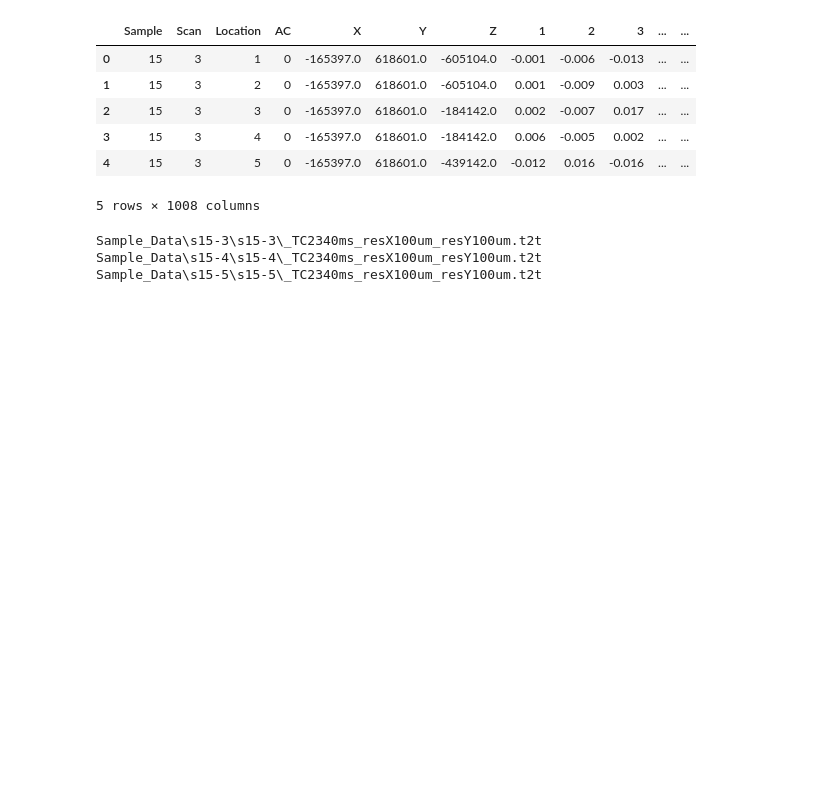
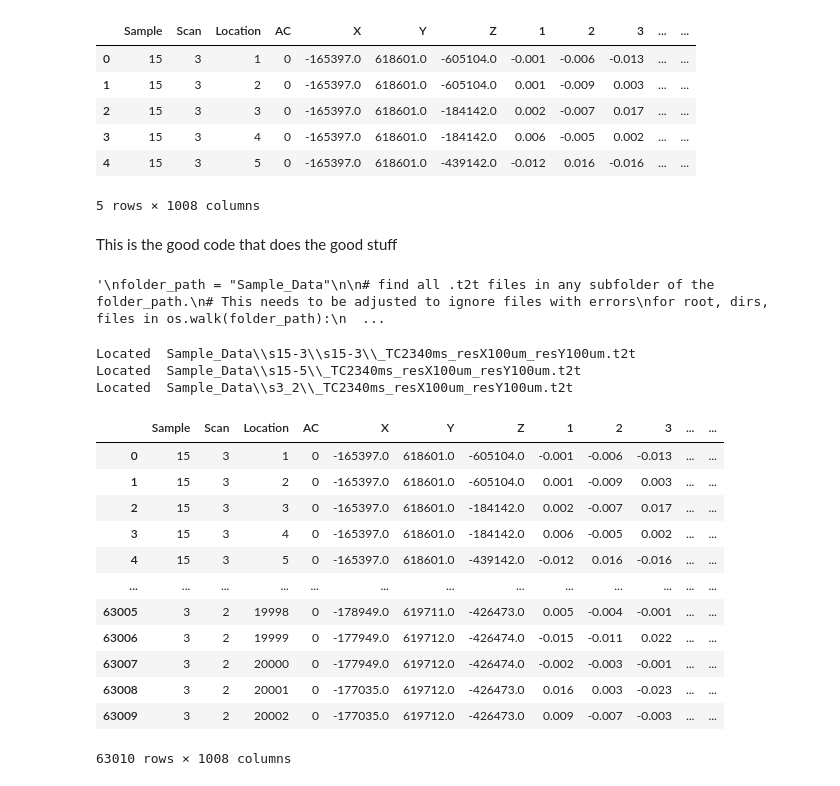
Before and after one commit to jonathan-pearson/THz-Export, a Jupyter notebook: visualize_data.ipynb, the cells around one changed output. Drawn from its saved outputs; the diff is of its cells as text; code cells hidden in the pictures; blank space fills up the shorter version.

Commit message:
completed proof of concept with robustness for various input types, still need a list of authentic or counterfeit for the AC column. We can add support for progress bars later.

```diff
--- a/visualize_data.ipynb
+++ b/visualize_data.ipynb
@@ -107,17 +107,5 @@ if not os.path.exists(output_folder):
 df2.to_csv(os.path.join(output_folder, "output.csv"), index=False)
 """
 df.to_csv("output.csv", index=False)
-# %%
-class dataset():
-    def __init__(self, folder_path):
-        self.data= []
-
-        for filename in os.listdir(folder_path):
-            if filename.endswith(".t2t"):
-                filepath = os.path.join(folder_path, filename)
-                #df = pd.read_csv(filepath)
-                #self.data.append(df)
-
-    def t2t_to_csv(self):
-        ## copy code from the above cells to finish this function.
-        return None
+# %% [markdown]
+This is the good code that does the good stuff
@@ -124,13 +189,38 @@ class dataset():
 # %%
+"""
 folder_path = "Sample_Data"
 
 # find all .t2t files in any subfolder of the folder_path.
 # This needs to be adjusted to ignore files with errors
 for root, dirs, files in os.walk(folder_path):
+    if "error" in root:
+        continue
     for file in files:
         if file.endswith(".t2t"):
             print(os.path.join(root, file))
+"""
 # %% [output]
-Sample_Data\s15-3\s15-3\_TC2340ms_resX100um_resY100um.t2t
-Sample_Data\s15-4\s15-4\_TC2340ms_resX100um_resY100um.t2t
-Sample_Data\s15-5\s15-5\_TC2340ms_resX100um_resY100um.t2t
+'\nfolder_path = "Sample_Data"\n\n# find all .t2t files in any subfolder of the folder_path.\n# This needs to be adjusted to ignore files with errors\nfor root, dirs, files in os.walk(folder_path):\n  ...
+# %%
+folder_path = "Sample_Data"
+test = dataset(folder_path=folder_path)
+# %% [output]
+Located  Sample_Data\\s15-3\\s15-3\\_TC2340ms_resX100um_resY100um.t2t
+Located  Sample_Data\\s15-5\\_TC2340ms_resX100um_resY100um.t2t
+Located  Sample_Data\\s3_2\\_TC2340ms_resX100um_resY100um.t2t
+# %%
+test.data
+# %% [output]
+|  | Sample | Scan | Location | AC | X | Y | Z | 1 | 2 | 3 | ... | ... |
+| 0 | 15 | 3 | 1 | 0 | -165397.0 | 618601.0 | -605104.0 | -0.001 | -0.006 | -0.013 | ... | ... |
+| 1 | 15 | 3 | 2 | 0 | -165397.0 | 618601.0 | -605104.0 | 0.001 | -0.009 | 0.003 | ... | ... |
+| 2 | 15 | 3 | 3 | 0 | -165397.0 | 618601.0 | -184142.0 | 0.002 | -0.007 | 0.017 | ... | ... |
+| 3 | 15 | 3 | 4 | 0 | -165397.0 | 618601.0 | -184142.0 | 0.006 | -0.005 | 0.002 | ... | ... |
+| 4 | 15 | 3 | 5 | 0 | -165397.0 | 618601.0 | -439142.0 | -0.012 | 0.016 | -0.016 | ... | ... |
+| ... | ... | ... | ... | ... | ... | ... | ... | ... | ... | ... | ... | ... |
+| 63005 | 3 | 2 | 19998 | 0 | -178949.0 | 619711.0 | -426473.0 | 0.005 | -0.004 | -0.001 | ... | ... |
+| 63006 | 3 | 2 | 19999 | 0 | -177949.0 | 619712.0 | -426474.0 | -0.015 | -0.011 | 0.022 | ... | ... |
+| 63007 | 3 | 2 | 20000 | 0 | -177949.0 | 619712.0 | -426474.0 | -0.002 | -0.003 | -0.001 | ... | ... |
+| 63008 | 3 | 2 | 20001 | 0 | -177035.0 | 619712.0 | -426473.0 | 0.016 | 0.003 | -0.023 | ... | ... |
+| 63009 | 3 | 2 | 20002 | 0 | -177035.0 | 619712.0 | -426473.0 | 0.009 | -0.007 | -0.003 | ... | ... |
+63010 rows × 1008 columns
```
Also changed, not shown: parts of 1 cell of this notebook, 2 other files.
